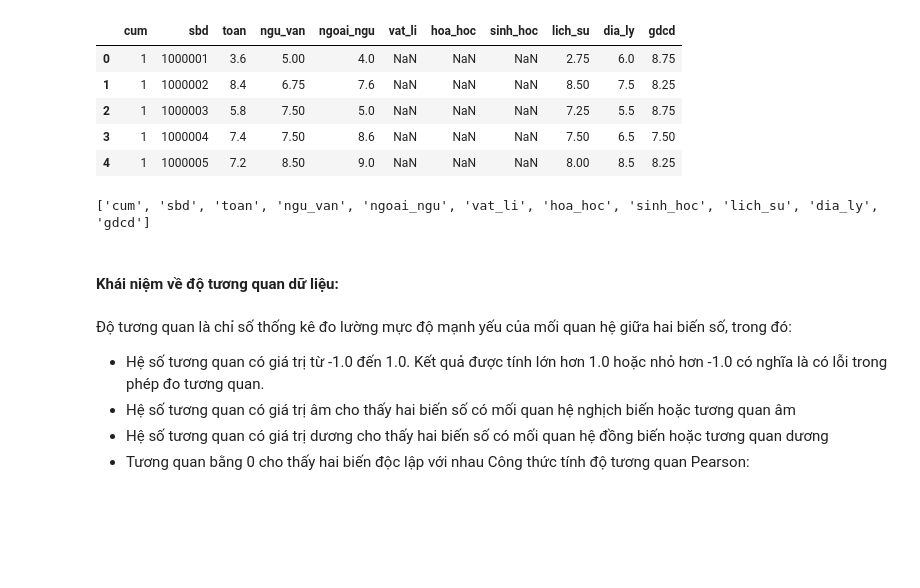
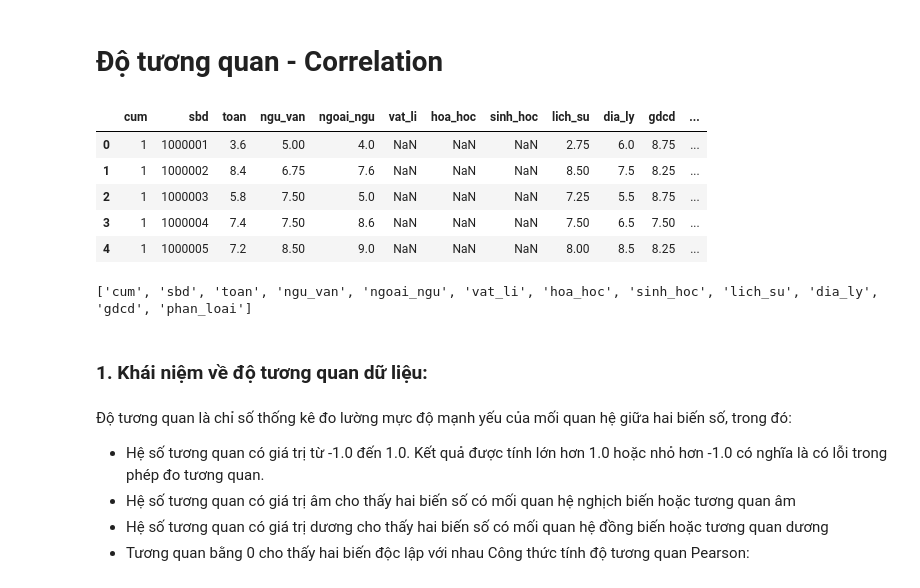
Before and after one commit to ntp-shin/Introduction_to_Data_Science, a Jupyter notebook: 1_Correlation.ipynb, the cells around one changed output. Cells and saved outputs as stored; diff of their text form; code cells hidden in the pictures; blank space fills up the shorter version.

```diff
--- a/1_Correlation.ipynb
+++ b/1_Correlation.ipynb
@@ -1,24 +1,26 @@
+# %% [markdown]
+# **Độ tương quan - Correlation**
 # %%
 import pandas as pd
 import matplotlib.pyplot as plt
 import seaborn as sb
 # %%
-df = pd.read_csv('data.csv')
+df = pd.read_csv('new_data.csv')
 df.head()
 # %% [output]
-|  | cum | sbd | toan | ngu_van | ngoai_ngu | vat_li | hoa_hoc | sinh_hoc | lich_su | dia_ly | gdcd |
-| 0 | 1 | 1000001 | 3.6 | 5.00 | 4.0 | NaN | NaN | NaN | 2.75 | 6.0 | 8.75 |
-| 1 | 1 | 1000002 | 8.4 | 6.75 | 7.6 | NaN | NaN | NaN | 8.50 | 7.5 | 8.25 |
-| 2 | 1 | 1000003 | 5.8 | 7.50 | 5.0 | NaN | NaN | NaN | 7.25 | 5.5 | 8.75 |
-| 3 | 1 | 1000004 | 7.4 | 7.50 | 8.6 | NaN | NaN | NaN | 7.50 | 6.5 | 7.50 |
-| 4 | 1 | 1000005 | 7.2 | 8.50 | 9.0 | NaN | NaN | NaN | 8.00 | 8.5 | 8.25 |
+|  | cum | sbd | toan | ngu_van | ngoai_ngu | vat_li | hoa_hoc | sinh_hoc | lich_su | dia_ly | gdcd | ... |
+| 0 | 1 | 1000001 | 3.6 | 5.00 | 4.0 | NaN | NaN | NaN | 2.75 | 6.0 | 8.75 | ... |
+| 1 | 1 | 1000002 | 8.4 | 6.75 | 7.6 | NaN | NaN | NaN | 8.50 | 7.5 | 8.25 | ... |
+| 2 | 1 | 1000003 | 5.8 | 7.50 | 5.0 | NaN | NaN | NaN | 7.25 | 5.5 | 8.75 | ... |
+| 3 | 1 | 1000004 | 7.4 | 7.50 | 8.6 | NaN | NaN | NaN | 7.50 | 6.5 | 7.50 | ... |
+| 4 | 1 | 1000005 | 7.2 | 8.50 | 9.0 | NaN | NaN | NaN | 8.00 | 8.5 | 8.25 | ... |
 # %%
 header = df.columns.values.tolist()
 print(header)
 # %% [output]
-['cum', 'sbd', 'toan', 'ngu_van', 'ngoai_ngu', 'vat_li', 'hoa_hoc', 'sinh_hoc', 'lich_su', 'dia_ly', 'gdcd']
+['cum', 'sbd', 'toan', 'ngu_van', 'ngoai_ngu', 'vat_li', 'hoa_hoc', 'sinh_hoc', 'lich_su', 'dia_ly', 'gdcd', 'phan_loai']
 # %% [markdown]
-#### Khái niệm về độ tương quan dữ liệu:
+### **1. Khái niệm về độ tương quan dữ liệu:**
 # %% [markdown]
 Độ tương quan là chỉ số thống kê đo lường mực độ mạnh yếu của mối quan hệ giữa hai biến số, trong đó:
 -   Hệ số tương quan có giá trị từ -1.0 đến 1.0. Kết quả được tính lớn hơn 1.0 hoặc nhỏ hơn -1.0 có nghĩa là có lỗi trong phép đo tương quan.
```
Also changed, not shown: parts of 8 cells of this notebook, 2 other files.
